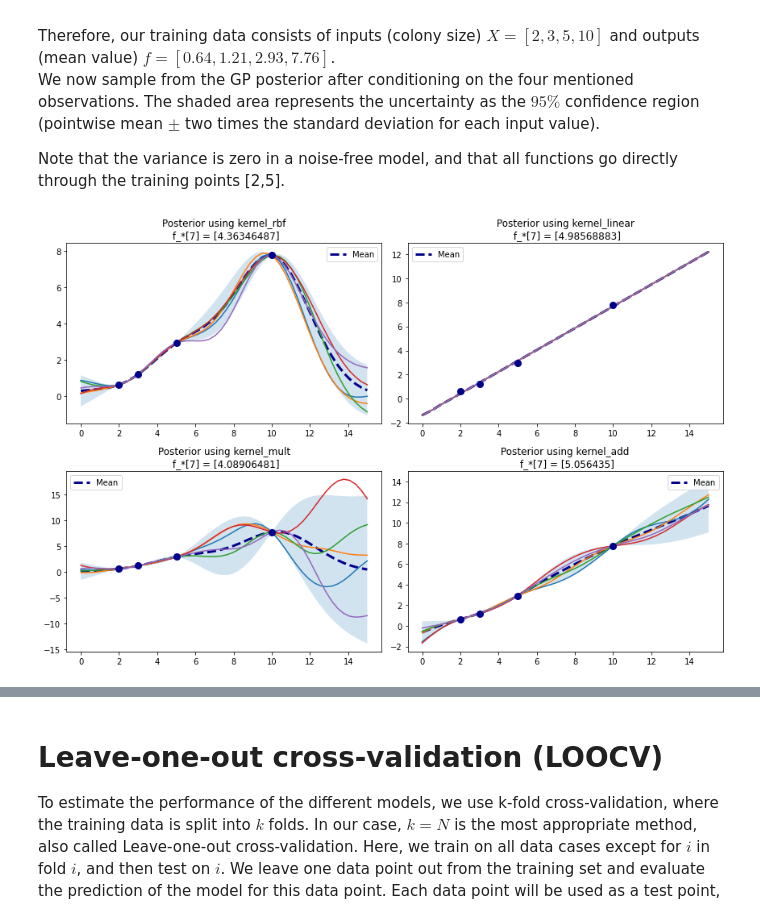
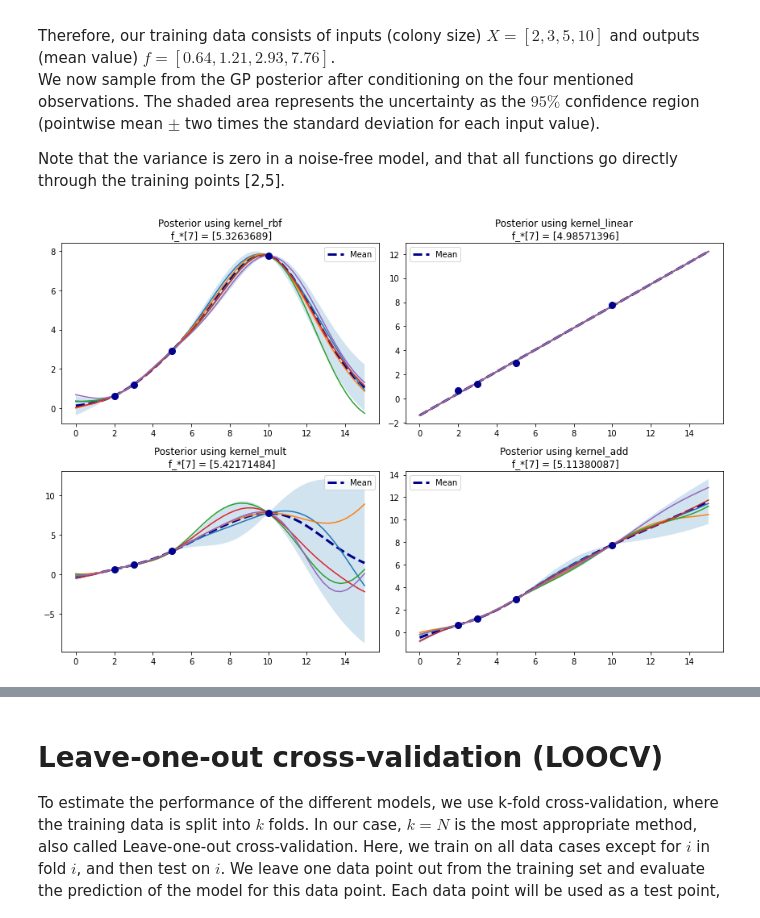
Before and after one commit to juliakln/MasterThesis, a Jupyter notebook: gpr/GaussianProcessRegression.ipynb, the cells around one changed output, grey strips where cells are left out. Cells and saved outputs as stored; diff of their text form; code cells hidden in the pictures.

```diff
--- a/gpr/GaussianProcessRegression.ipynb
+++ b/gpr/GaussianProcessRegression.ipynb
@@ -204,7 +222,7 @@ We now sample from the GP posterior after conditioning on the four mentioned obs
 
 Note that the variance is zero in a noise-free model, and that all functions go directly through the training points [2,5].
 # %%
-def posterior(X, X_s, f, kernel=kernel_rbf, params=params, noise=1e-2):
+def posterior(X, X_s, f, kernel=kernel_rbf, params=params, noise=1e-15):
     """ Derive Posterior Distribution using Equation (1)
 
     Parameters:
@@ -219,7 +237,7 @@ def posterior(X, X_s, f, kernel=kernel_rbf, params=params, noise=1e-2):
     params : dictionary
         Hyperparameters for kernel functions
     noise : float
-        Noise to ensure that the matrix is not singular
+        Noise to add to data
 
     Returns:
     mu_s : numpy array with N dimensions of 1 element
@@ -227,12 +245,23 @@ def posterior(X, X_s, f, kernel=kernel_rbf, params=params, noise=1e-2):
     sigma_s : numpy array with N x N dimensions
         Covariance matrix of posterior distribution
     """
-    cov = kernel(X, X, params) + noise**2 * np.eye(N)
-    cov_s = kernel(X, X_s, params) + 1e-5 * np.eye(N,N_s)
-    cov_ss = kernel(X_s, X_s, params) + 1e-5 * np.eye(N_s)
+    # Add noise to observations
+    cov = kernel(X, X, params) + noise * np.eye(N)                                # old:  + noise**2 * np.eye(N)
+    cov_s = kernel(X, X_s, params)                             # + 1e-5 * np.eye(N,N_s)
+    cov_ss = kernel(X_s, X_s, params)                          # + 1e-5 * np.eye(N_s)
 
-    mu_s = cov_s.T.dot(np.linalg.inv(cov)).dot(f)
-    sigma_s = cov_ss - cov_s.T.dot(np.linalg.inv(cov)).dot(cov_s)
+    # Cholesky decomposition for numerical stability of matrix inversion
+    L = np.linalg.cholesky(cov + 1e-5 * np.eye(N))
+    alpha_1 = np.linalg.solve(L, f)
+    alpha = np.linalg.solve(L.T, alpha_1)
+    mu_s = cov_s.T.dot(alpha)
+
+    v = np.linalg.solve(L, cov_s)
+    sigma_s = cov_ss - v.T.dot(v)
+
+    # without Cholesky:
+    #mu_s = cov_s.T.dot(np.linalg.inv(cov)).dot(f)
+    #sigma_s = cov_ss - cov_s.T.dot(np.linalg.inv(cov)).dot(cov_s)
 
     return mu_s, sigma_s
 
@@ -268,34 +297,34 @@ def plot_gp(mu, cov, X, X_train=None, Y_train=None, samples=[], ax0=plt, pred=7)
     ax0.plot(X, mu, '--', color='darkblue', lw=3, label='Mean')
     for i, sample in enumerate(samples):
         ax0.plot(X, sample, lw=1.5)
     if X_train is not None:
         ax0.plot(X_train, Y_train, 'o', ms=8, color='darkblue')
     ax0.legend()
 
 
 
 # Noise free Training data
 X = np.array([2,3,5,10]).reshape(-1,1)
 N = len(X)
 f = np.array([0.64,1.21,2.93,7.76]).reshape(-1,1)
 
 
 # Poster using all kernels & combinations
 plt.figure(figsize=(12, 8))
 
 for i, kernel in enumerate([kernel_rbf, kernel_linear, kernel_mult, kernel_add]):
     # compute mean and covariance of the posterior distribution and draw 5 samples
     mu_post, cov_post = posterior(X, X_s, f, kernel, params)
     samples = np.random.multivariate_normal(mu_post.ravel(), cov_post, 5)
     idx_pred = np.absolute(X_s-7).argmin()
     plt.subplot(2,2,(i+1))
     plot_gp(mu_post, cov_post, X_s, X, f, samples)
     # compute prediction for x* = 7
     plt.title(f'Posterior using {kernel.__name__}\n f_*[7] = {mu_post[idx_pred]}')
 plt.tight_layout()
 plt.show()
 # %% [output]
-[figure, old version]
+[figure, new version]
 # %% [markdown]
 ## Noisy Observations
 
```
Also changed, not shown: parts of 7 cells of this notebook, 37 other files.
